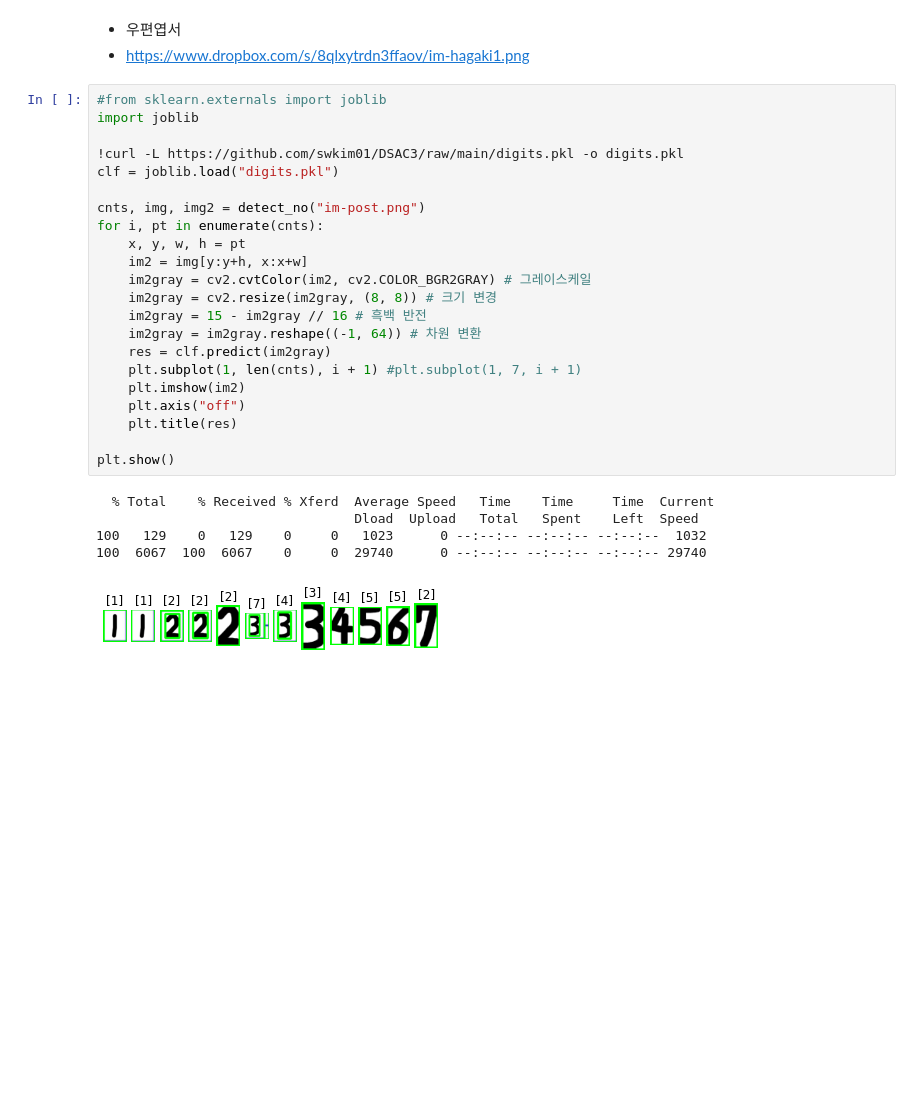
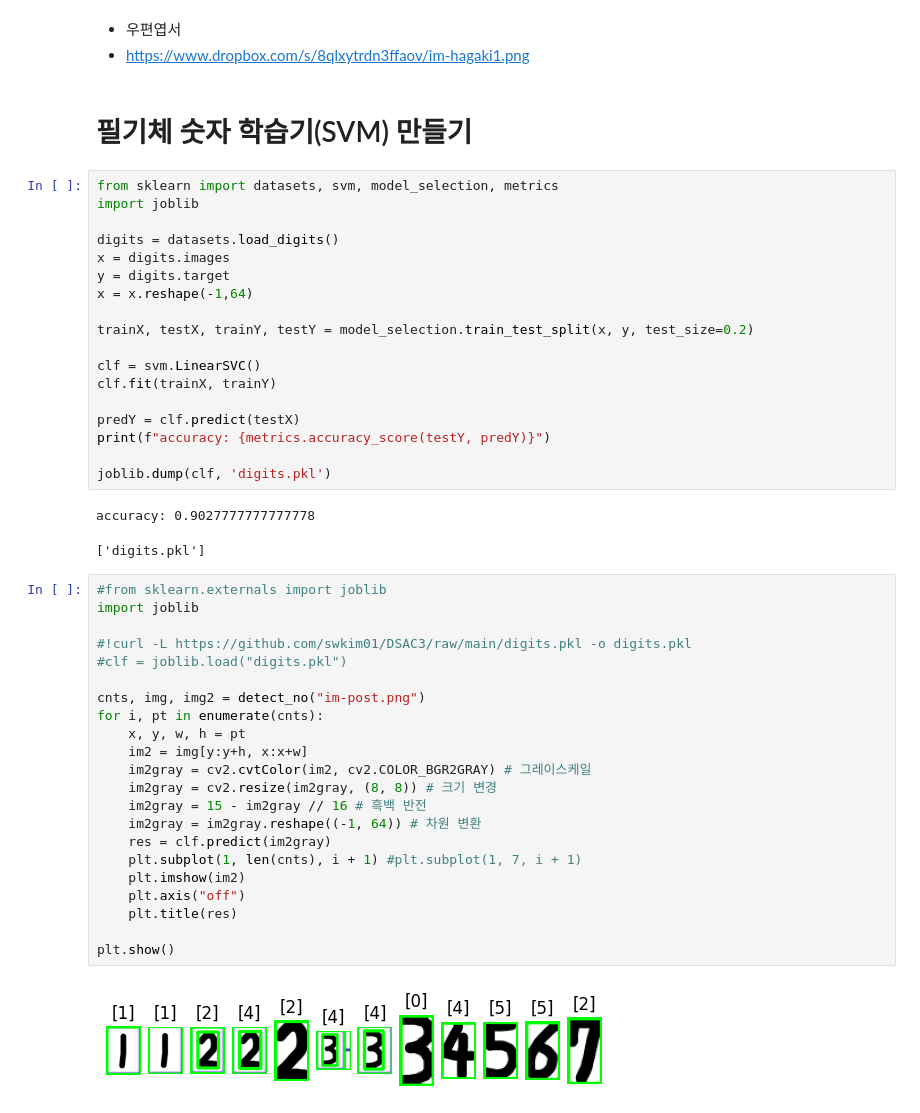
Before and after one commit to swkim01/DSAC3, a Jupyter notebook: gg-46-object_detect.ipynb, the cells around one changed output. Cells and saved outputs as stored; diff of their text form; blank space fills up the shorter version.

```diff
--- a/gg-46-object_detect.ipynb
+++ b/gg-46-object_detect.ipynb
@@ -191,31 +191,50 @@ plt.show()
 # %% [markdown]
 - 우편엽서
 - https://www.dropbox.com/s/8qlxytrdn3ffaov/im-hagaki1.png
+# %% [markdown]
+# 필기체 숫자 학습기(SVM) 만들기
+# %%
+from sklearn import datasets, svm, model_selection, metrics
+import joblib
+
+digits = datasets.load_digits()
+x = digits.images
+y = digits.target
+x = x.reshape(-1,64)
+
+trainX, testX, trainY, testY = model_selection.train_test_split(x, y, test_size=0.2)
+
+clf = svm.LinearSVC()
+clf.fit(trainX, trainY)
+
+predY = clf.predict(testX)
+print(f"accuracy: {metrics.accuracy_score(testY, predY)}")
+
+joblib.dump(clf, 'digits.pkl')
+# %% [output]
+accuracy: 0.9027777777777778
+['digits.pkl']
 # %%
 #from sklearn.externals import joblib
 import joblib
 
-!curl -L https://github.com/swkim01/DSAC3/raw/main/digits.pkl -o digits.pkl
-clf = joblib.load("digits.pkl")
+#!curl -L https://github.com/swkim01/DSAC3/raw/main/digits.pkl -o digits.pkl
+#clf = joblib.load("digits.pkl")
 
 cnts, img, img2 = detect_no("im-post.png")
 for i, pt in enumerate(cnts):
     x, y, w, h = pt
     im2 = img[y:y+h, x:x+w]
     im2gray = cv2.cvtColor(im2, cv2.COLOR_BGR2GRAY) # 그레이스케일
     im2gray = cv2.resize(im2gray, (8, 8)) # 크기 변경
     im2gray = 15 - im2gray // 16 # 흑백 반전
     im2gray = im2gray.reshape((-1, 64)) # 차원 변환
     res = clf.predict(im2gray)
     plt.subplot(1, len(cnts), i + 1) #plt.subplot(1, 7, i + 1)
     plt.imshow(im2)
     plt.axis("off")
     plt.title(res)
 
 plt.show()
 # %% [output]
-  % Total    % Received % Xferd  Average Speed   Time    Time     Time  Current
-                                 Dload  Upload   Total   Spent    Left  Speed
-100   129    0   129    0     0   1023      0 --:--:-- --:--:-- --:--:--  1032
-100  6067  100  6067    0     0  29740      0 --:--:-- --:--:-- --:--:-- 29740
-[figure, old version]
+[figure, new version]
```
Also changed, not shown: parts of 4 cells of this notebook.
